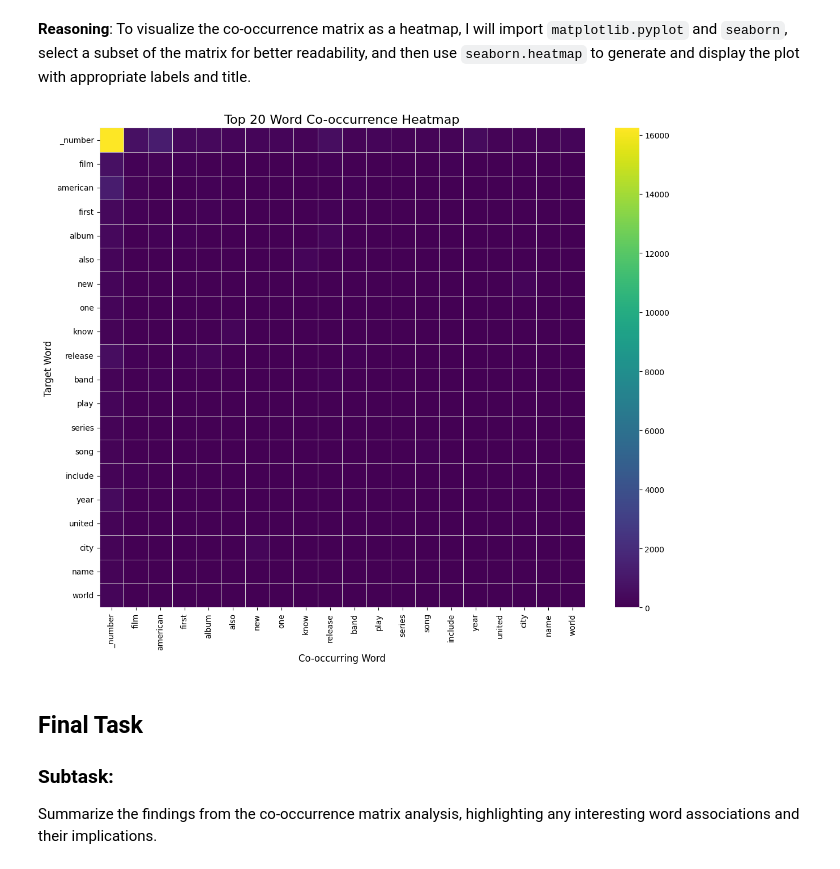
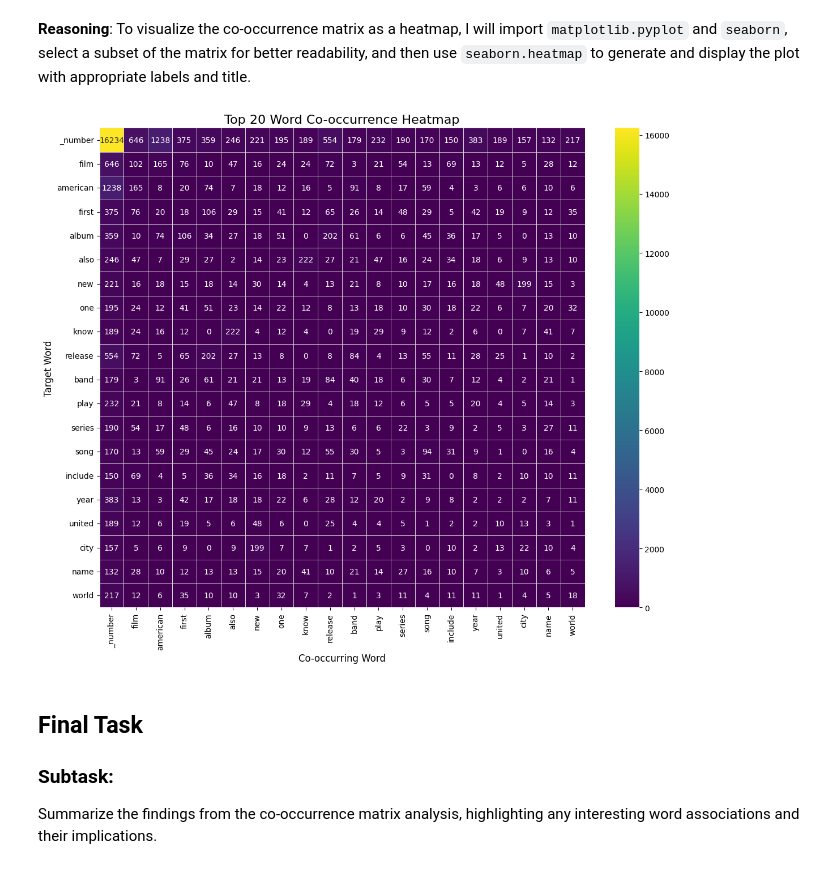
Before and after one commit to eliyahuav/NLP-project, a Jupyter notebook: ex1.ipynb, the cells around one changed output. Drawn from its saved outputs; the diff is of its cells as text; code cells hidden in the pictures.

```diff
--- a/ex1.ipynb
+++ b/ex1.ipynb
@@ -661,35 +399,34 @@ To visualize the co-occurrence matrix as a heatmap, I will import `matplotlib.py
 # %%
 import matplotlib.pyplot as plt
 import seaborn as sns
 
 # 2. Select a subset of the co_occurrence_matrix for visualization
-# For better readability, let's visualize the top 20 words.
 subset_size = 20
 co_occurrence_subset = co_occurrence_matrix.iloc[:subset_size, :subset_size]
 
 # 3. Create a heatmap using sns.heatmap()
 plt.figure(figsize=(12, 10))
 sns.heatmap(
     co_occurrence_subset,
-    annot=False, # Set to True if subset_size is very small (e.g., <10)
+    annot=True,       # <-- להציג את המספרים
     cmap='viridis',
-    fmt='d',
-    linewidths=.5, # Add lines between cells
+    fmt='d',          # 'd' כי מדובר במספרים שלמים
+    linewidths=.5,    # Add lines between cells
     linecolor='lightgrey'
 )
 
 # 4. Set the title of the heatmap
 plt.title(f'Top {subset_size} Word Co-occurrence Heatmap', fontsize=16)
 plt.xlabel('Co-occurring Word', fontsize=12)
 plt.ylabel('Target Word', fontsize=12)
 plt.xticks(rotation=90)
 plt.yticks(rotation=0)
 
 # 5. Display the plot
 plt.tight_layout()
 plt.show()
 # %% [output]
-[figure, old version]
+[figure, new version]
 # %% [markdown]
 ## Final Task
 
```
Also changed, not shown: parts of 13 cells of this notebook.
